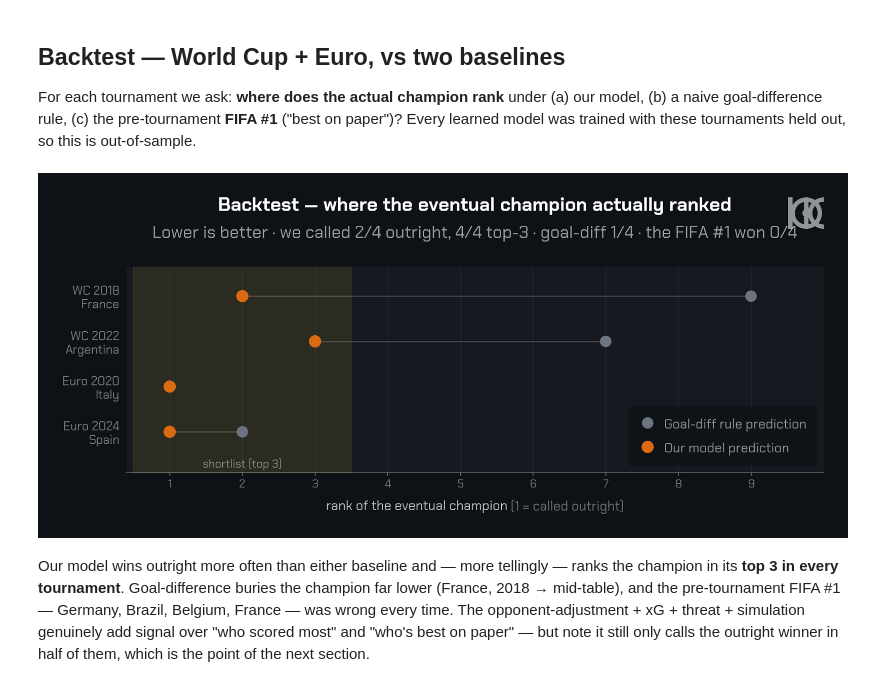
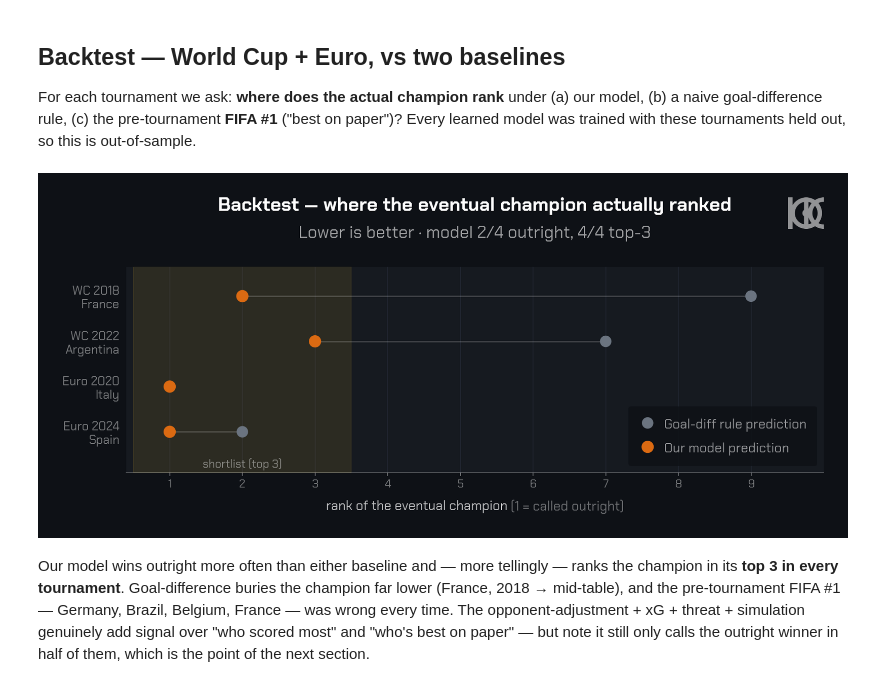
Before and after one commit to liyizhan6575/project_kick, a Jupyter notebook: football_forecasts/champion_model/champion_prediction.ipynb, the cells around one changed output. Cells and saved outputs as stored; diff of their text form; code cells hidden in the pictures.

Commit message:
champion_model: tighten the outcome-table caption
Simplify the results caption and re-bake the figure.

```diff
--- a/football_forecasts/champion_model/champion_prediction.ipynb
+++ b/football_forecasts/champion_model/champion_prediction.ipynb
@@ -554,36 +554,35 @@ for label, comp, season, champ in TOURNAMENTS:
     hits["model"] += (mrank == 1); hits["gd"] += (grank == 1); hits["fifa"] += (fifa1 == champ)
     rows.append((label, champ, mrank, grank, fifa1))
 
 n = len(TOURNAMENTS)
 top3 = sum(r[2] <= 3 for r in rows)
 
 fig, ax = plt.subplots(figsize=(12, 5.4)); fig.set_facecolor(KICK["figure"])
 ax.set_facecolor(KICK["panel"])
 yy = np.arange(len(rows))[::-1]
 ax.axvspan(0.5, 3.5, color=to_rgba(KICK["accent"], 0.10), zorder=1)
 ax.set_ylim(-0.9, len(rows) - 0.35)
 ax.text(2.0, -0.72, "shortlist (top 3)", color=W(0.45), fontsize=12, ha="center", va="center")
 for yi, r in zip(yy, rows):
     ax.plot([r[2], r[3]], [yi, yi], color=W(0.18), lw=1.4, zorder=2)
 ax.scatter([r[3] for r in rows], yy, s=150, c=KICK["muted"], edgecolors="none", zorder=3,
            label="Goal-diff rule prediction")
 ax.scatter([r[2] for r in rows], yy, s=170, c=KICK["home"], edgecolors="none", zorder=4,
            label="Our model prediction")
 ax.set_yticks(yy); ax.set_yticklabels([f"{r[0]}\n{r[1]}" for r in rows], fontsize=13)
 ax.set_xlabel("rank of the eventual champion (1 = called outright)")
 worst = max(max(r[2], r[3]) for r in rows)
 ax.set_xlim(0.4, worst + 1.0)
 ax.set_xticks(range(1, worst + 1))
 ax.grid(axis="x"); ax.set_axisbelow(True); ax.tick_params(left=False)
 for sp in ("top", "right", "left"):
     ax.spines[sp].set_visible(False)
 kick_inside_legend(ax, loc="lower right")
 kick_title(fig, ax, "Backtest — where the eventual champion actually ranked",
-           f"Lower is better · we called {hits['model']}/{n} outright, {top3}/{n} top-3 · "
-           f"goal-diff {hits['gd']}/{n} · the FIFA #1 won {hits['fifa']}/{n}", pitch=False)
+           f"Lower is better · model {hits['model']}/{n} outright, {top3}/{n} top-3", pitch=False)
 plt.show()
 # %% [output]
-[figure, old version]
+[figure, new version]
 # %% [markdown]
 Our model wins outright more often than either baseline and — more tellingly — ranks the champion in its
 **top 3 in every tournament**. Goal-difference buries the champion far lower (France, 2018 → mid-table), and
```
